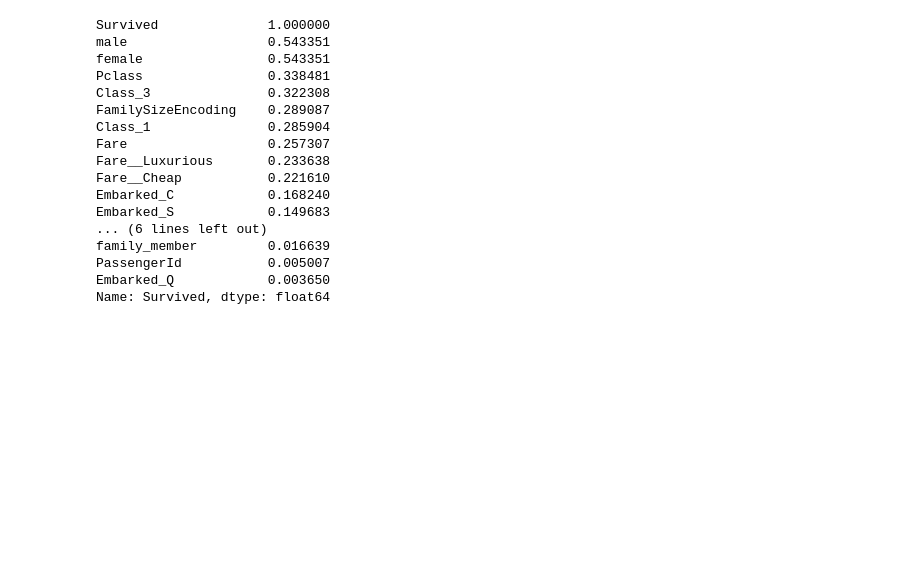
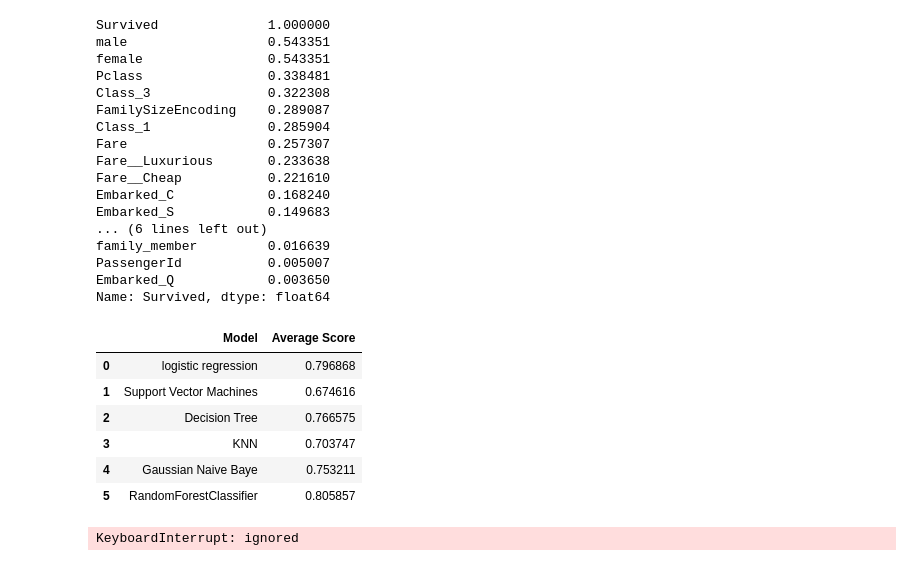
Before and after one commit to chingyunghuang/titanic-analysis, a Jupyter notebook: 專案實作＃01_鐵達尼號存活預測.ipynb, the cells around one changed output. Saved outputs shown, nothing was run; the diff lists cells and outputs as text; code cells hidden in the pictures; blank space fills up the shorter version.

```diff
--- a/專案實作＃01_鐵達尼號存活預測.ipynb
+++ b/專案實作＃01_鐵達尼號存活預測.ipynb
@@ -248,0 +259,60 @@ Name: Survived, dtype: float64
+# %%
+# predict the model with the choosen attributes in train_data2
+
+  # logistic regression
+log = LogisticRegression(random_state=0, max_iter=3000)
+scores_1 = cross_val_score(log, train_X2, train_y2.values.ravel(),cv=5,scoring='accuracy').mean()
+
+  #Support Vector Machines
+svc = SVC()
+scores_2 = cross_val_score(svc, train_X2, train_y2.values.ravel(),cv=5,scoring='accuracy').mean()
+
+  # Decision Tree
+decision_tree = DecisionTreeClassifier()
+scores_3 = cross_val_score(decision_tree, train_X2, train_y2.values.ravel(),cv=5,scoring='accuracy').mean()
+
+  # KNN
+knn = KNeighborsClassifier(n_neighbors = 3)
+scores_4 = cross_val_score(knn, train_X2, train_y2.values.ravel(),cv=5,scoring='accuracy').mean()
+
+  # Gaussian Naive Baye
+gaussian = GaussianNB()
+scores_5 = cross_val_score(gaussian, train_X2, train_y2.values.ravel(),cv=5,scoring='accuracy').mean()
+
+  # RandomForestClassifier
+rf = RandomForestClassifier(n_estimators=100)
+scores_6 = cross_val_score(rf, train_X2, train_y2.values.ravel(),cv=5,scoring='accuracy').mean()
+
+#print the score
+
+score=pd.DataFrame({'Model': ['logistic regression','Support Vector Machines','Decision Tree','KNN','Gaussian Naive Baye','RandomForestClassifier'],
+              'Average Score':[scores_1,scores_2,scores_3,scores_4,scores_5,scores_6]})
+score
+# %% [output]
+|  | Model | Average Score |
+| 0 | logistic regression | 0.796868 |
+| 1 | Support Vector Machines | 0.674616 |
+| 2 | Decision Tree | 0.766575 |
+| 3 | KNN | 0.703747 |
+| 4 | Gaussian Naive Baye | 0.753211 |
+| 5 | RandomForestClassifier | 0.805857 |
+# %%
+# Use GridSearchCV : 自動調參數的方法
+from sklearn.model_selection import GridSearchCV
+
+svc = SVC()
+Parameters = {
+    'C' : [ 1.5, 2, 2.5],
+    'gamma' : [0.05,0.1],
+    'kernel' : ['linear']
+}
+
+clf= GridSearchCV(svc, Parameters, cv = 5, n_jobs = 6)
+clf.fit(train_X2, train_y2)
+print(clf.best_params_)
+# Result: C = 2, gamma = 0.1 if using Gaussian Kernel
+
+scores_7 = cross_val_score(svc, train_X2, train_y2.values.ravel(), cv=5,scoring='accuracy').mean()
+print(scores_7)
+# %% [output]
+KeyboardInterrupt: ignored
```
Also changed, not shown: parts of 3 cells of this notebook.
